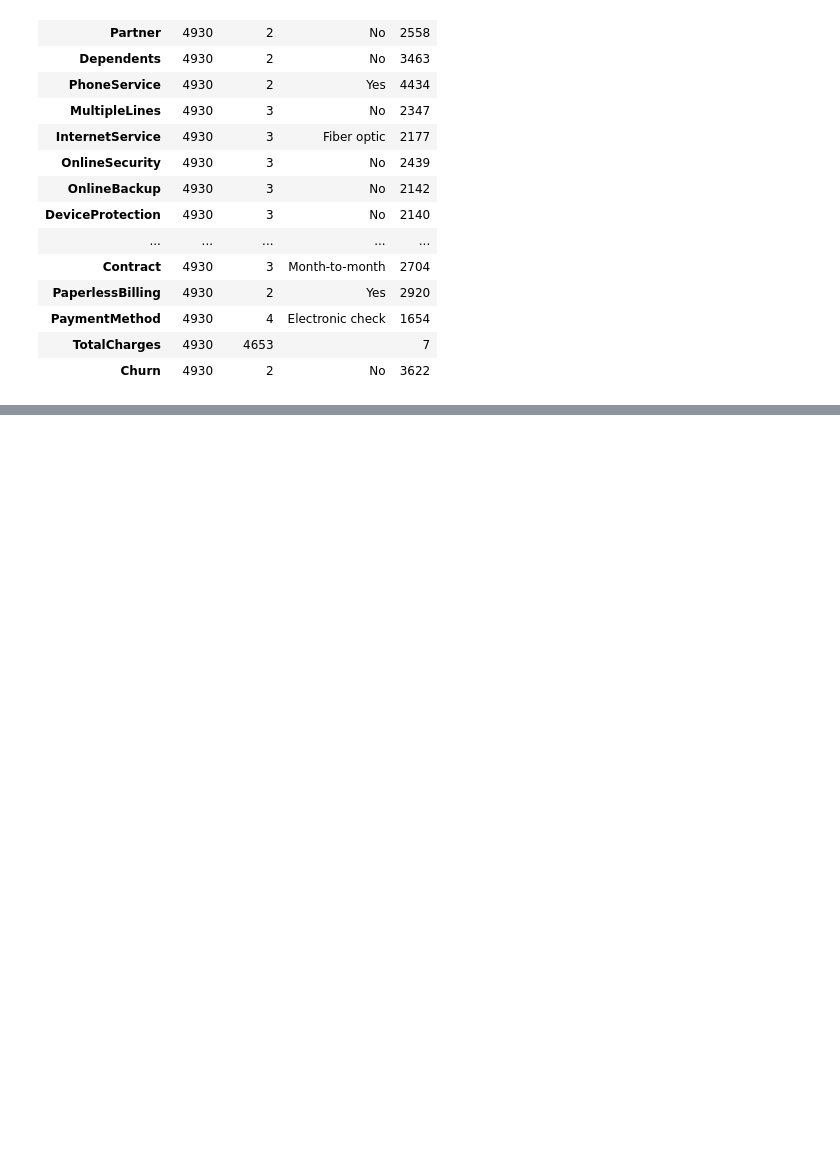
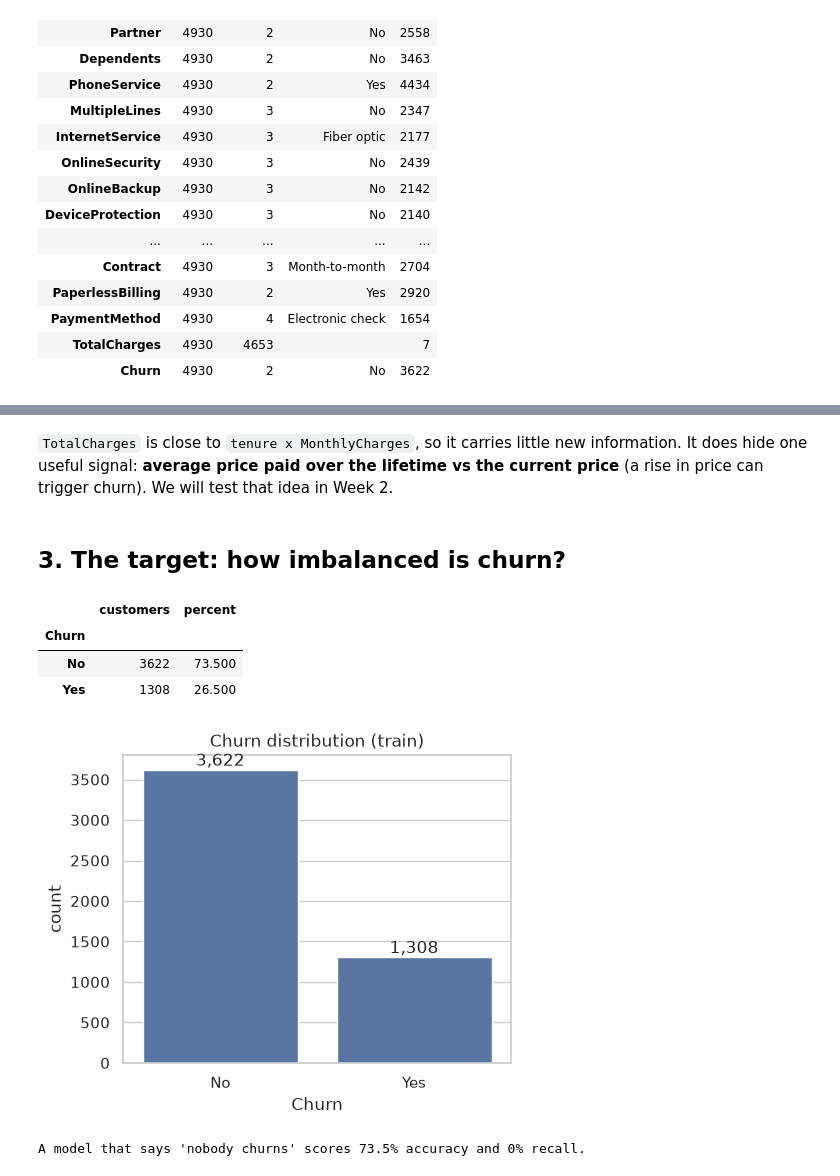
Before and after one commit to AbooMardiiyah/churn-prediction-mle, a Jupyter notebook: notebooks/01_EDA_cleaning.ipynb, the cells around one changed output, grey strips where cells are left out. Cells and saved outputs as stored; diff of their text form; code cells hidden in the pictures; blank space fills up the shorter version.

```diff
--- a/notebooks/01_EDA_cleaning.ipynb
+++ b/notebooks/01_EDA_cleaning.ipynb
@@ -74,0 +159,3 @@ train_df.describe(exclude="number").T
+# %%
+train_df["TotalCharges"] = pd.to_numeric(train_df["TotalCharges"], errors="coerce")
+print(train_df["TotalCharges"].dtype, "| NaN:", train_df["TotalCharges"].isna().sum())
@@ -74,0 +263,29 @@ train_df.describe(exclude="number").T
+# %% [markdown]
+`TotalCharges` is close to `tenure x MonthlyCharges`, so it carries little new information. It does hide one useful signal:
+**average price paid over the lifetime vs the current price** (a rise in price can trigger churn). We will test that idea in Week 2.
+# %% [markdown]
+## 3. The target: how imbalanced is churn?
+# %%
+churn_counts = train_df["Churn"].value_counts()
+churn_pct = train_df["Churn"].value_counts(normalize=True) * 100
+pd.DataFrame({"customers": churn_counts, "percent": churn_pct.round(1)})
+# %% [output]
+|  | customers | percent |
+| Churn |  |  |
+| No | 3622 | 73.500 |
+| Yes | 1308 | 26.500 |
+# %%
+fig, ax = plt.subplots(figsize=(5, 4))
+sns.countplot(data=train_df, x="Churn", order=["No", "Yes"], ax=ax)
+for bar in ax.patches:
+    ax.annotate(f"{bar.get_height():,.0f}", (bar.get_x() + bar.get_width() / 2, bar.get_height()),
+                ha="center", va="bottom")
+ax.set_title("Churn distribution (train)")
+plt.show()
+# %% [output]
+[figure, added]
+# %%
+majority_accuracy = churn_counts.max() / churn_counts.sum()
+print(f"A model that says 'nobody churns' scores {majority_accuracy:.1%} accuracy and 0% recall.")
+# %% [output]
+A model that says 'nobody churns' scores 73.5% accuracy and 0% recall.
```
Also changed, not shown: parts of 62 cells of this notebook.
